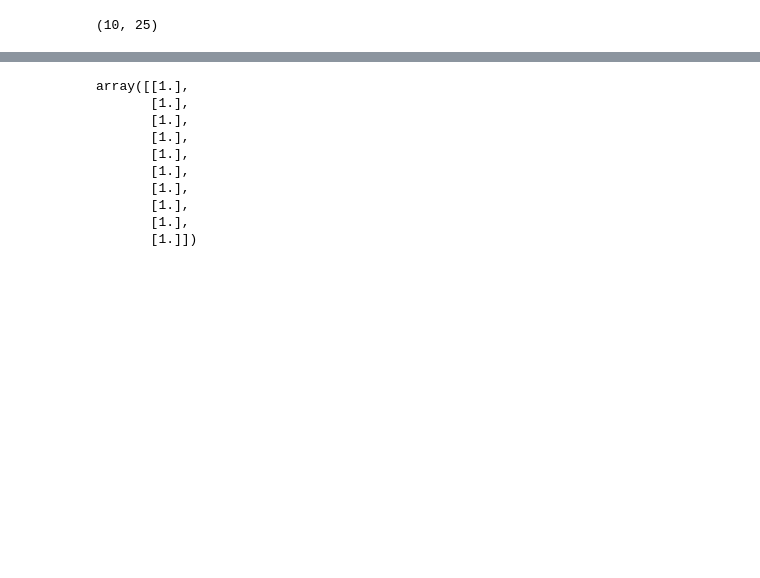
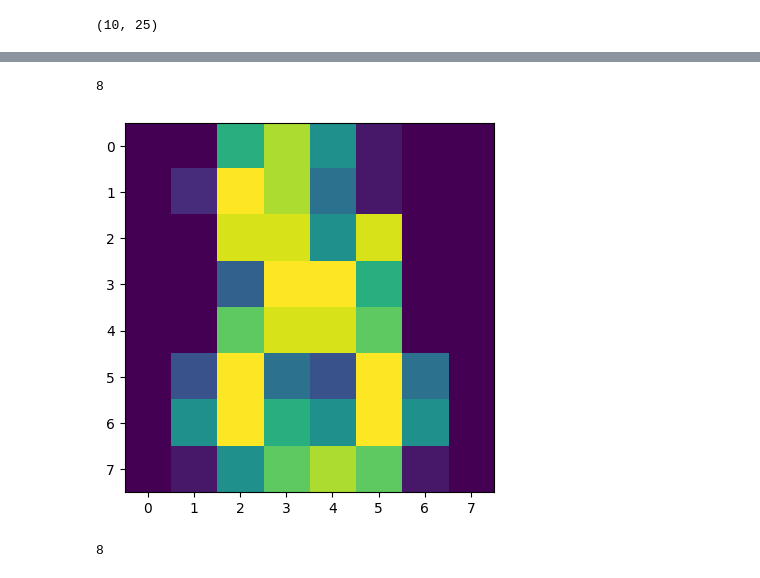
Before and after one commit to ToiLaKiet/Machine-Learning, a Jupyter notebook: softmax_regression/main_no_fw.ipynb, the cells around one changed output, grey strips where cells are left out. Cells and saved outputs as stored; diff of their text form; code cells hidden in the pictures; blank space fills up the shorter version.

```diff
--- a/softmax_regression/main_no_fw.ipynb
+++ b/softmax_regression/main_no_fw.ipynb
@@ -88,13 +90,10 @@ array([[0., 0., 0., 0., 0., 0., 0., 0., 0., 0., 0., 0., 0., 0., 0., 0.,
+# %%
+plt.imshow(data.data[1796].reshape(8,8))
+data.target[1796]
+# %% [output]
+8
+[figure, added]
 # %%
-model.predict(data.data[1796])[1]
+np.argmax(model.forward(data.data[1796]))
 # %% [output]
-array([[1.],
-       [1.],
-       [1.],
-       [1.],
-       [1.],
-       [1.],
-       [1.],
-       [1.],
-       [1.],
-       [1.]])
+8
```
Also changed, not shown: parts of 3 cells of this notebook, 1 other file.
